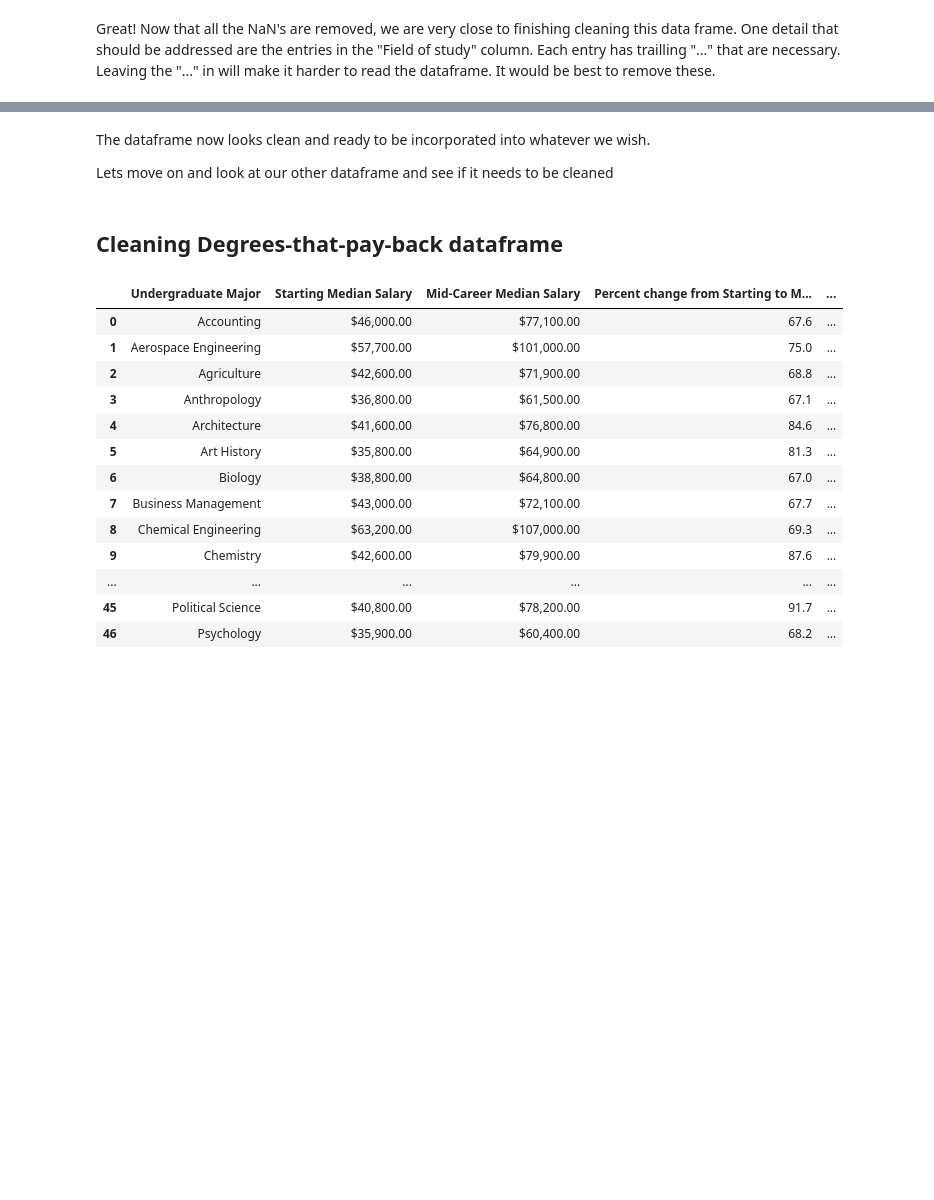
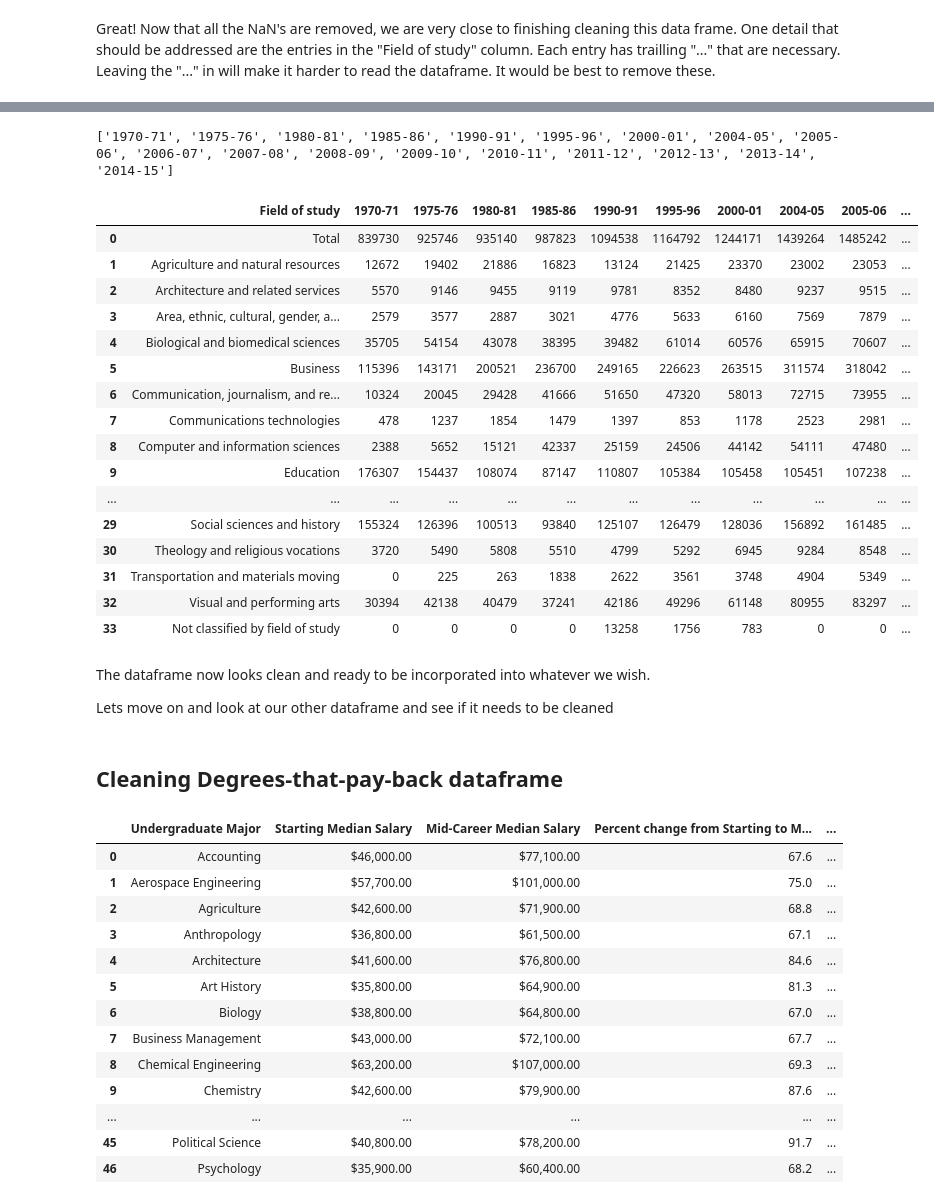
Before and after one commit to Michaeltran2014/Major_Evaluation, a Jupyter notebook: Major_Evaluation.ipynb, the cells around one changed output, grey strips where cells are left out. Drawn from its saved outputs; the diff is of its cells as text; code cells hidden in the pictures; blank space fills up the shorter version.

```diff
--- a/Major_Evaluation.ipynb
+++ b/Major_Evaluation.ipynb
@@ -235,3 +284,27 @@ DF["Bachelor_Degrees_Conferred"]
+# %%
+print list_col
+# %% [output]
+['1970-71', '1975-76', '1980-81', '1985-86', '1990-91', '1995-96', '2000-01', '2004-05', '2005-06', '2006-07', '2007-08', '2008-09', '2009-10', '2010-11', '2011-12', '2012-13', '2013-14', '2014-15']
+# %%
+DF["Bachelor_Degrees_Conferred"]
+# %% [output]
+|  | Field of study | 1970-71 | 1975-76 | 1980-81 | 1985-86 | 1990-91 | 1995-96 | 2000-01 | 2004-05 | 2005-06 | ... |
+| 0 | Total | 839730 | 925746 | 935140 | 987823 | 1094538 | 1164792 | 1244171 | 1439264 | 1485242 | ... |
+| 1 | Agriculture and natural resources | 12672 | 19402 | 21886 | 16823 | 13124 | 21425 | 23370 | 23002 | 23053 | ... |
+| 2 | Architecture and related services | 5570 | 9146 | 9455 | 9119 | 9781 | 8352 | 8480 | 9237 | 9515 | ... |
+| 3 | Area, ethnic, cultural, gender, a... | 2579 | 3577 | 2887 | 3021 | 4776 | 5633 | 6160 | 7569 | 7879 | ... |
+| 4 | Biological and biomedical sciences | 35705 | 54154 | 43078 | 38395 | 39482 | 61014 | 60576 | 65915 | 70607 | ... |
+| 5 | Business | 115396 | 143171 | 200521 | 236700 | 249165 | 226623 | 263515 | 311574 | 318042 | ... |
+| 6 | Communication, journalism, and re... | 10324 | 20045 | 29428 | 41666 | 51650 | 47320 | 58013 | 72715 | 73955 | ... |
+| 7 | Communications technologies | 478 | 1237 | 1854 | 1479 | 1397 | 853 | 1178 | 2523 | 2981 | ... |
+| 8 | Computer and information sciences | 2388 | 5652 | 15121 | 42337 | 25159 | 24506 | 44142 | 54111 | 47480 | ... |
+| 9 | Education | 176307 | 154437 | 108074 | 87147 | 110807 | 105384 | 105458 | 105451 | 107238 | ... |
+| ... | ... | ... | ... | ... | ... | ... | ... | ... | ... | ... | ... |
+| 29 | Social sciences and history | 155324 | 126396 | 100513 | 93840 | 125107 | 126479 | 128036 | 156892 | 161485 | ... |
+| 30 | Theology and religious vocations | 3720 | 5490 | 5808 | 5510 | 4799 | 5292 | 6945 | 9284 | 8548 | ... |
+| 31 | Transportation and materials moving | 0 | 225 | 263 | 1838 | 2622 | 3561 | 3748 | 4904 | 5349 | ... |
+| 32 | Visual and performing arts | 30394 | 42138 | 40479 | 37241 | 42186 | 49296 | 61148 | 80955 | 83297 | ... |
+| 33 | Not classified by field of study | 0 | 0 | 0 | 0 | 13258 | 1756 | 783 | 0 | 0 | ... |
 # %% [markdown]
 The dataframe now looks clean and ready to be incorporated into whatever we wish.
 
```
Also changed, not shown: parts of 11 cells of this notebook.
